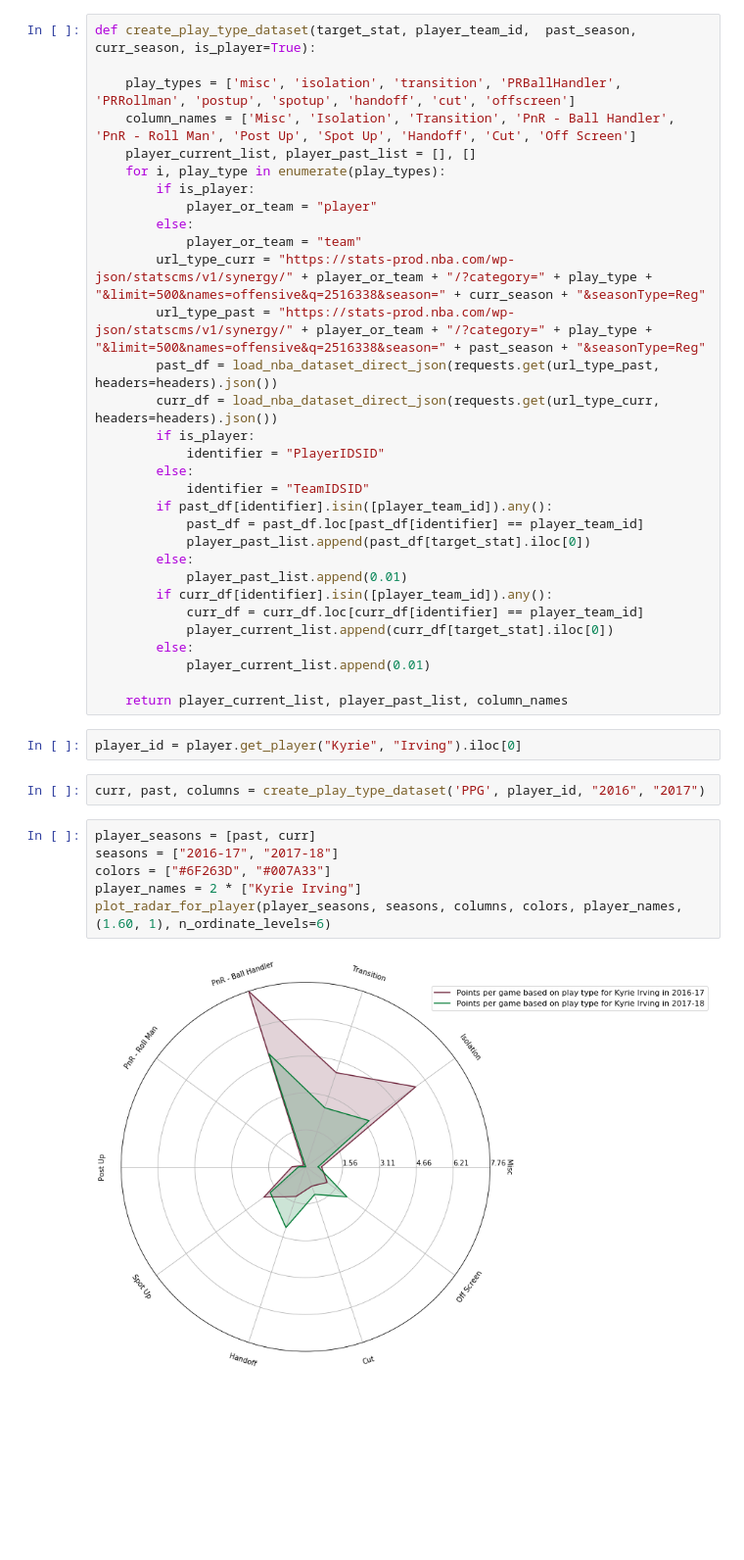
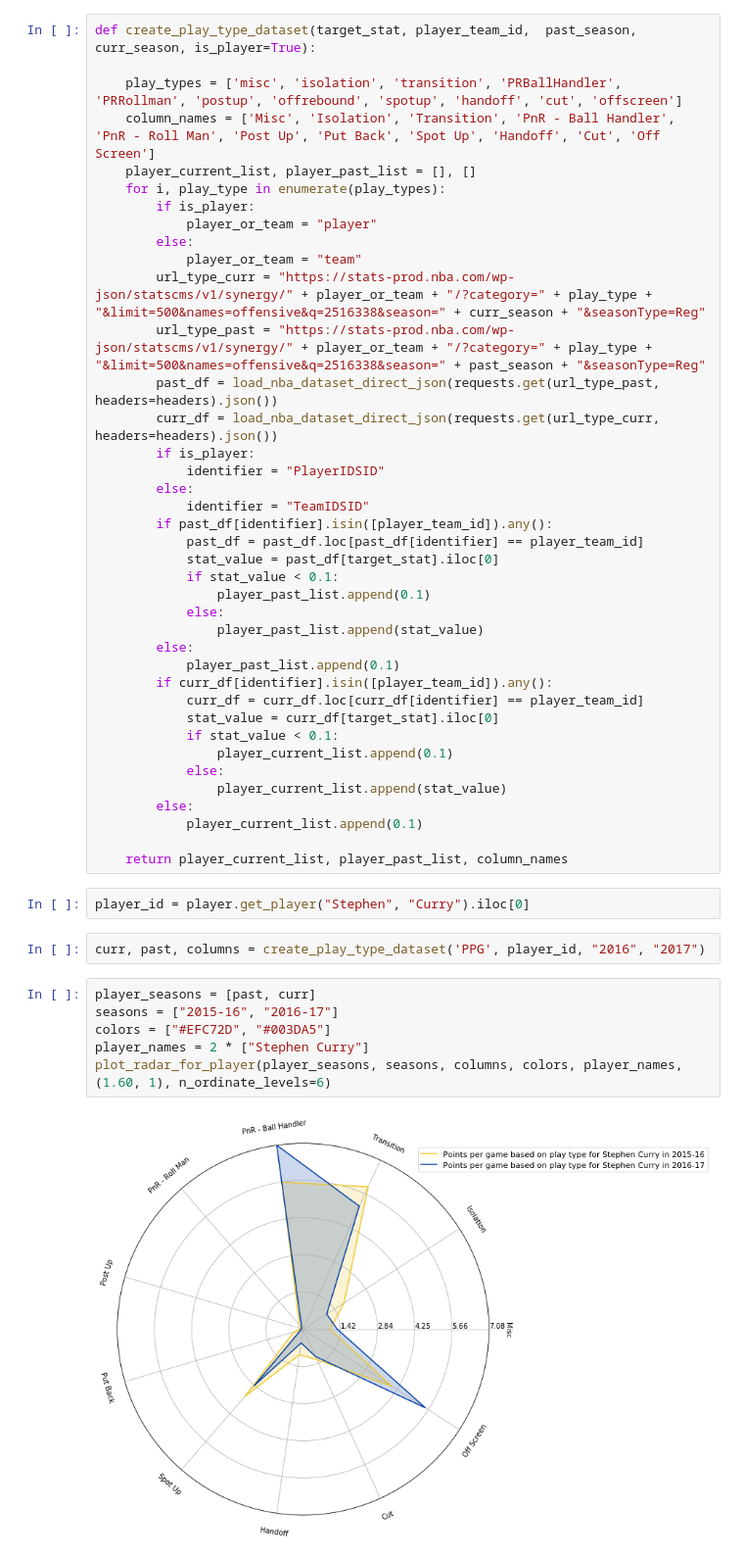
Before and after one commit to danchyy/Basketball_Analytics, a Jupyter notebook: Scripts/radar_plot/Stephen_Curry.ipynb, the cells around one changed output. Shown: that part at 98% size. Saved outputs shown, nothing was run; the diff lists cells and outputs as text; blank space fills up the shorter version.

Commit message:
Updated notebooks with put back column

```diff
--- a/Scripts/radar_plot/Stephen_Curry.ipynb
+++ b/Scripts/radar_plot/Stephen_Curry.ipynb
@@ -139,8 +139,8 @@ def plot_radar_for_player(player_seasons, seasons, variables, colors, player_nam
 # %%
 def create_play_type_dataset(target_stat, player_team_id,  past_season, curr_season, is_player=True):
 
-    play_types = ['misc', 'isolation', 'transition', 'PRBallHandler', 'PRRollman', 'postup', 'spotup', 'handoff', 'cut', 'offscreen']
-    column_names = ['Misc', 'Isolation', 'Transition', 'PnR - Ball Handler', 'PnR - Roll Man', 'Post Up', 'Spot Up', 'Handoff', 'Cut', 'Off Screen']
+    play_types = ['misc', 'isolation', 'transition', 'PRBallHandler', 'PRRollman', 'postup', 'offrebound', 'spotup', 'handoff', 'cut', 'offscreen']
+    column_names = ['Misc', 'Isolation', 'Transition', 'PnR - Ball Handler', 'PnR - Roll Man', 'Post Up', 'Put Back', 'Spot Up', 'Handoff', 'Cut', 'Off Screen']
     player_current_list, player_past_list = [], []
     for i, play_type in enumerate(play_types):
         if is_player:
@@ -157,25 +157,33 @@ def create_play_type_dataset(target_stat, player_team_id,  past_season, curr_sea
             identifier = "TeamIDSID"
         if past_df[identifier].isin([player_team_id]).any():
             past_df = past_df.loc[past_df[identifier] == player_team_id]
-            player_past_list.append(past_df[target_stat].iloc[0])
+            stat_value = past_df[target_stat].iloc[0]
+            if stat_value < 0.1:
+                player_past_list.append(0.1)
+            else:
+                player_past_list.append(stat_value)
         else:
-            player_past_list.append(0.01)
+            player_past_list.append(0.1)
         if curr_df[identifier].isin([player_team_id]).any():
             curr_df = curr_df.loc[curr_df[identifier] == player_team_id]
-            player_current_list.append(curr_df[target_stat].iloc[0])
+            stat_value = curr_df[target_stat].iloc[0]
+            if stat_value < 0.1:
+                player_current_list.append(0.1)
+            else:
+                player_current_list.append(stat_value)
         else:
-            player_current_list.append(0.01)
+            player_current_list.append(0.1)
 
     return player_current_list, player_past_list, column_names
 # %%
-player_id = player.get_player("Kyrie", "Irving").iloc[0]
+player_id = player.get_player("Stephen", "Curry").iloc[0]
 # %%
 curr, past, columns = create_play_type_dataset('PPG', player_id, "2016", "2017")
 # %%
 player_seasons = [past, curr]
-seasons = ["2016-17", "2017-18"]
-colors = ["#6F263D", "#007A33"]
-player_names = 2 * ["Kyrie Irving"]
+seasons = ["2015-16", "2016-17"]
+colors = ["#EFC72D", "#003DA5"]
+player_names = 2 * ["Stephen Curry"]
 plot_radar_for_player(player_seasons, seasons, columns, colors, player_names, (1.60, 1), n_ordinate_levels=6)
 # %% [output]
-[figure, old version]
+[figure, new version]
```
Also changed, not shown: 1 other file.
